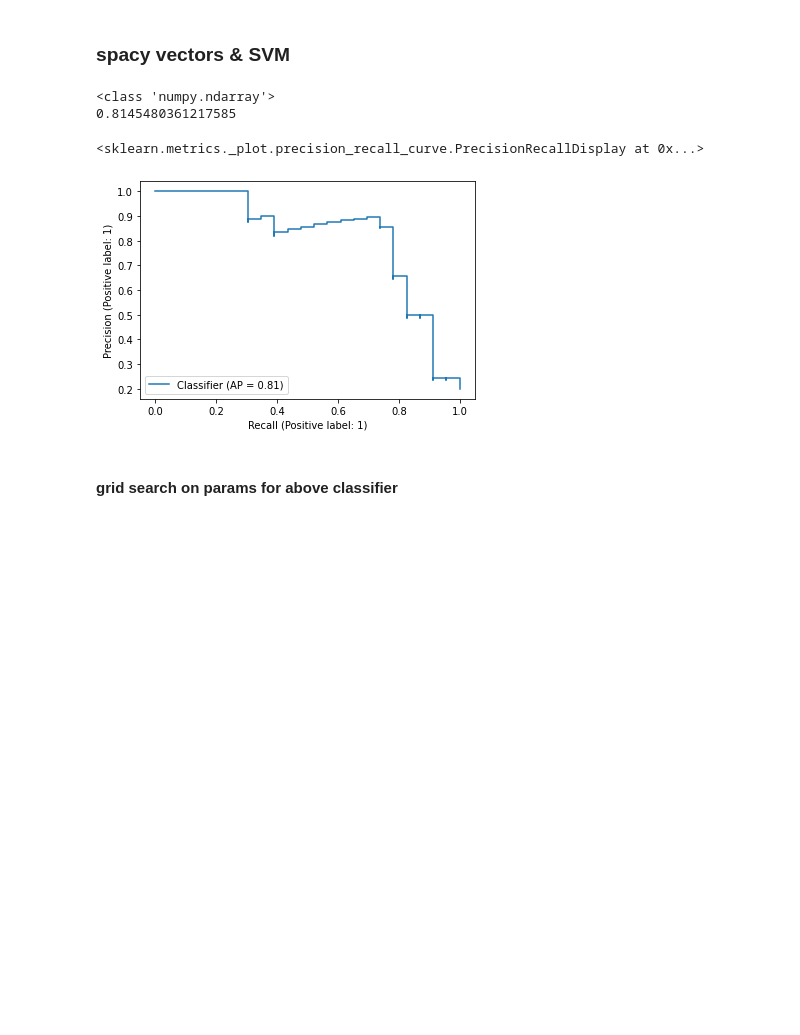
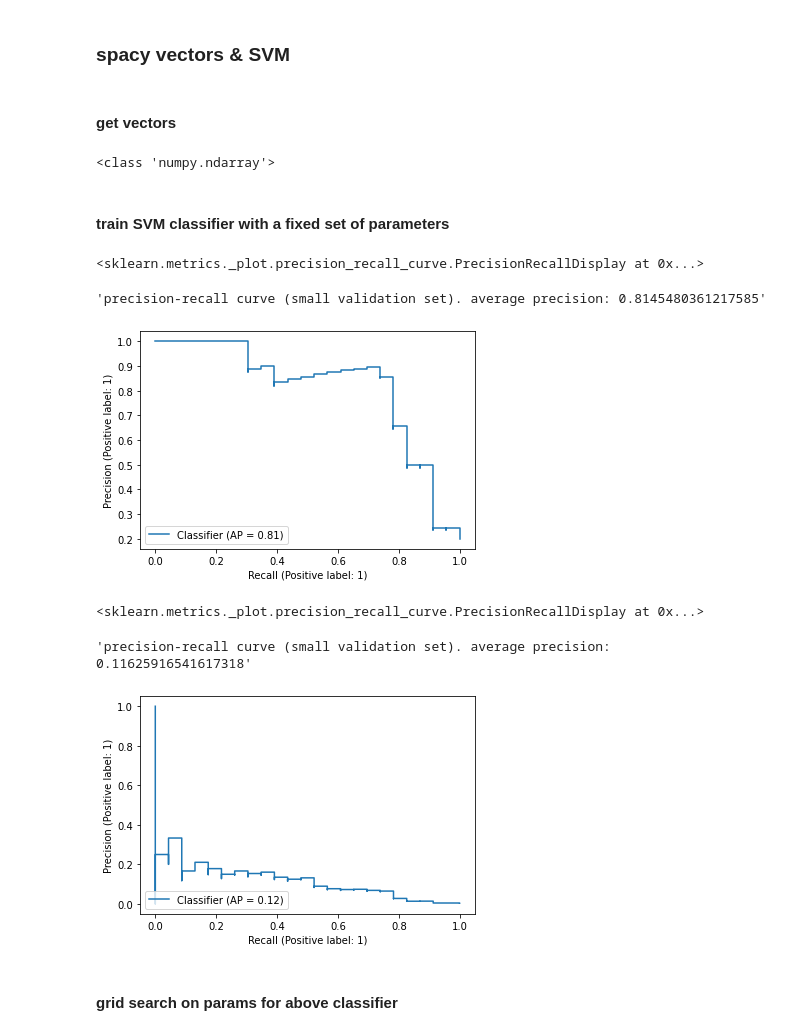
Before and after one commit to climatepolicyradar/target-retrieval, a Jupyter notebook: notebooks/kalyan-baseline-model.ipynb, the cells around one changed output. Cells and saved outputs as stored; diff of their text form; code cells hidden in the pictures; blank space fills up the shorter version.

Commit message:
methods to calculate metrics

```diff
--- a/notebooks/kalyan-baseline-model.ipynb
+++ b/notebooks/kalyan-baseline-model.ipynb
@@ -63,36 +37,50 @@ print()
 ### spacy vectors & SVM
 # %%
 # !spacy download en_core_web_lg
+# %% [markdown]
+#### get vectors
 # %%
-import spacy
-import numpy as np
-
 nlp = spacy.load("en_core_web_lg")
 
-X_train = np.vstack([doc.vector for doc in nlp.pipe(train['text'].tolist())])
-X_val = np.vstack([doc.vector for doc in nlp.pipe(validation['text'].tolist())])
+X_train = np.vstack([doc.vector for doc in nlp.pipe(TRAIN.text)])
+X_val = np.vstack([doc.vector for doc in nlp.pipe(VALIDATION.text)])
+X_val_large = np.vstack([doc.vector for doc in nlp.pipe(VALIDATION_LARGE.text)])
 
 print(type(X_train))
 
-y_train = (train['is_target'] * 1).tolist()
-y_val = (validation['is_target'] * 1).tolist()
-
-clf = SVC(C=1, gamma=0.5, kernel='rbf', probability=True)
-
-clf = clf.fit(X_train, y_train)
-
-y_pred = clf.predict(X_val)
-y_pred_proba = clf.predict_proba(X_val)[:,1]
-
-print(average_precision_score(y_val, y_pred_proba))
-display(PrecisionRecallDisplay.from_predictions(y_val, y_pred_proba))
-plt.show()
-print()
+y_train = TRAIN.targets
+y_val = VALIDATION.targets
+y_val_large = VALIDATION_LARGE.targets
 # %% [output]
 <class 'numpy.ndarray'>
-0.8145480361217585
-<sklearn.metrics._plot.precision_recall_curve.PrecisionRecallDisplay at 0x...>
-[figure, removed]
+# %% [markdown]
+#### train SVM classifier with a fixed set of parameters
+# %%
+clf = SVC(C=1, gamma=0.5, kernel='rbf', probability=True)
+
+clf = clf.fit(X_train, y_train)
+
+# small validation set
+y_pred_proba = clf.predict_proba(X_val)[:,1]
+av_precision = average_precision_score(y_val, y_pred_proba)
+display(PrecisionRecallDisplay.from_predictions(y_val, y_pred_proba))
+display(f"precision-recall curve (small validation set). average precision: {av_precision}")
+plt.show()
+
+print()
+
+y_pred_proba = clf.predict_proba(X_val_large)[:,1]
+av_precision = average_precision_score(y_val_large, y_pred_proba)
+display(PrecisionRecallDisplay.from_predictions(y_val_large, y_pred_proba))
+display(f"precision-recall curve (small validation set). average precision: {av_precision}")
+plt.show()
+# %% [output]
+<sklearn.metrics._plot.precision_recall_curve.PrecisionRecallDisplay at 0x...>
+'precision-recall curve (small validation set). average precision: 0.8145480361217585'
+[figure, added]
+<sklearn.metrics._plot.precision_recall_curve.PrecisionRecallDisplay at 0x...>
+'precision-recall curve (small validation set). average precision: 0.11625916541617318'
+[figure, added]
 # %% [markdown]
 #### grid search on params for above classifier
 # %%
```
Also changed, not shown: parts of 10 cells of this notebook, 3 other files.
